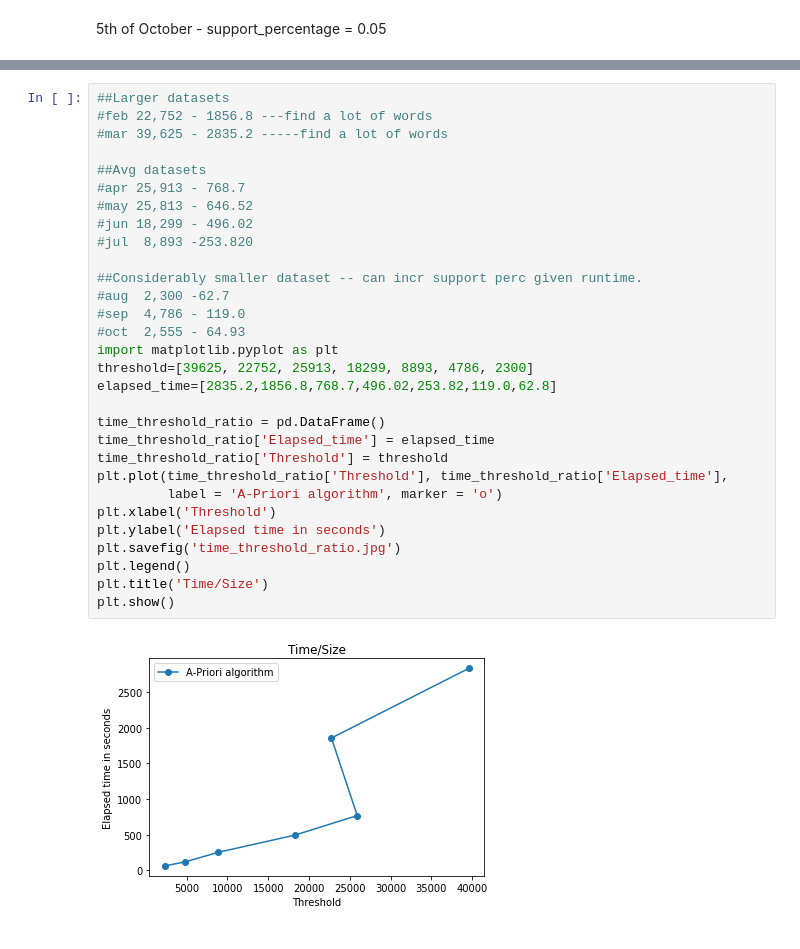
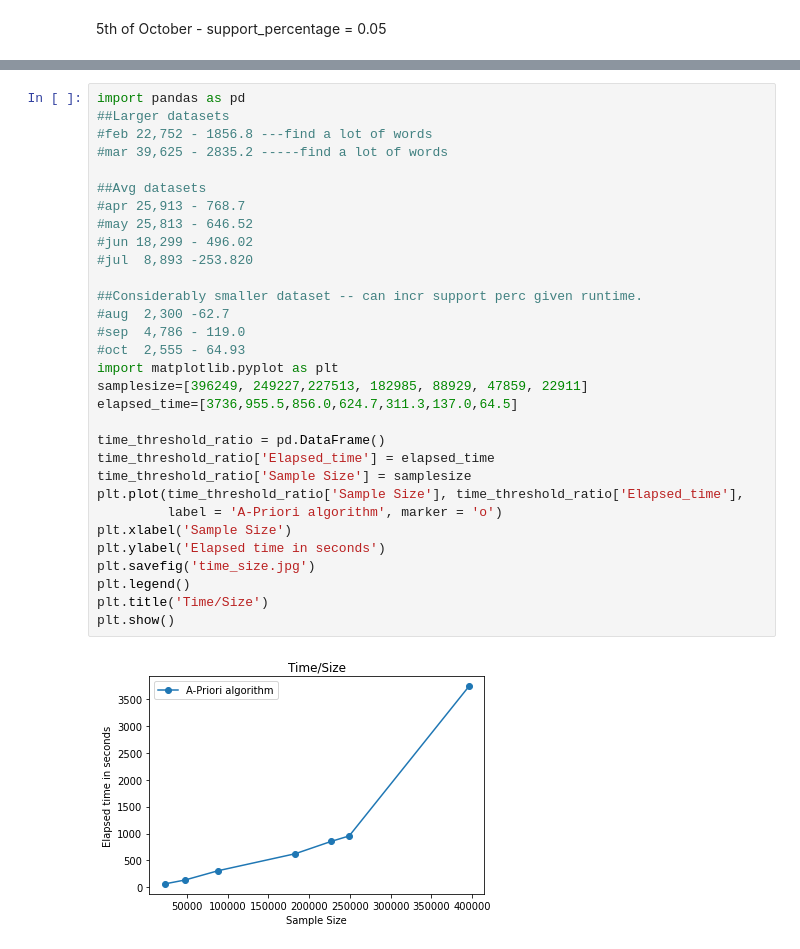
Before and after one commit to giulia-lbo/AMD-project, a Jupyter notebook: Analysing_Russia_Ukraine_Conflict_Twitter_Dataset.ipynb, the cells around one changed output, grey strips where cells are left out. Drawn from its saved outputs; the diff is of its cells as text.

```diff
--- a/Analysing_Russia_Ukraine_Conflict_Twitter_Dataset.ipynb
+++ b/Analysing_Russia_Ukraine_Conflict_Twitter_Dataset.ipynb
@@ -1032,32 +1211,33 @@ results_05_10_C_005.collect()
 # %%
+import pandas as pd
 ##Larger datasets
 #feb 22,752 - 1856.8 ---find a lot of words
 #mar 39,625 - 2835.2 -----find a lot of words
 
 ##Avg datasets
 #apr 25,913 - 768.7
 #may 25,813 - 646.52
 #jun 18,299 - 496.02
 #jul  8,893 -253.820
 
 ##Considerably smaller dataset -- can incr support perc given runtime.
 #aug  2,300 -62.7
 #sep  4,786 - 119.0
 #oct  2,555 - 64.93
 import matplotlib.pyplot as plt
-threshold=[39625, 22752, 25913, 18299, 8893, 4786, 2300]
-elapsed_time=[2835.2,1856.8,768.7,496.02,253.82,119.0,62.8]
+samplesize=[396249, 249227,227513, 182985, 88929, 47859, 22911]
+elapsed_time=[3736,955.5,856.0,624.7,311.3,137.0,64.5]
 
 time_threshold_ratio = pd.DataFrame()
 time_threshold_ratio['Elapsed_time'] = elapsed_time
-time_threshold_ratio['Threshold'] = threshold
-plt.plot(time_threshold_ratio['Threshold'], time_threshold_ratio['Elapsed_time'],
+time_threshold_ratio['Sample Size'] = samplesize
+plt.plot(time_threshold_ratio['Sample Size'], time_threshold_ratio['Elapsed_time'],
          label = 'A-Priori algorithm', marker = 'o')
-plt.xlabel('Threshold')
+plt.xlabel('Sample Size')
 plt.ylabel('Elapsed time in seconds')
-plt.savefig('time_threshold_ratio.jpg')
+plt.savefig('time_size.jpg')
 plt.legend()
 plt.title('Time/Size')
 plt.show()
 # %% [output]
-[figure, old version]
+[figure, new version]
```
Also changed, not shown: parts of 32 cells of this notebook.
